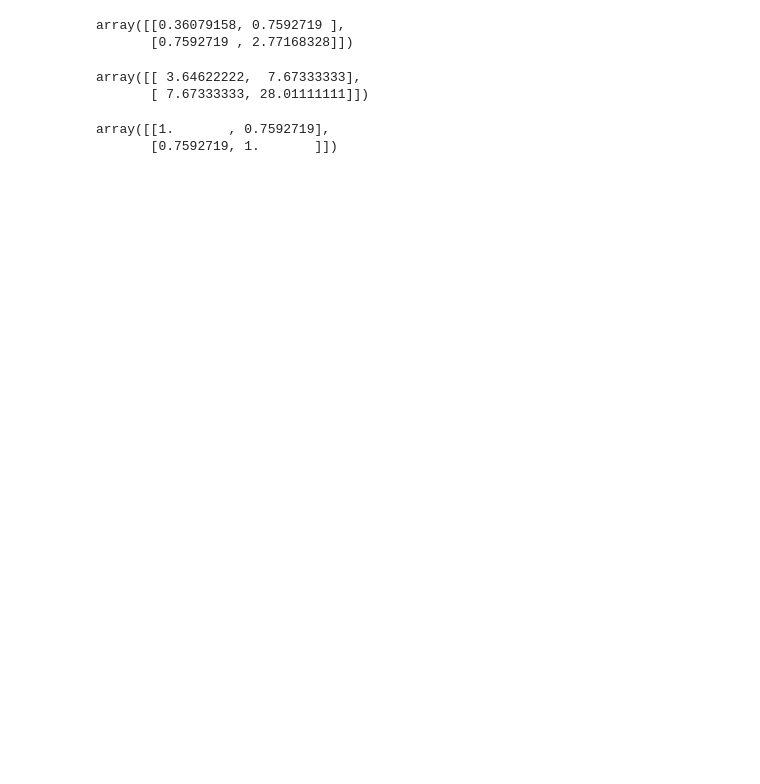
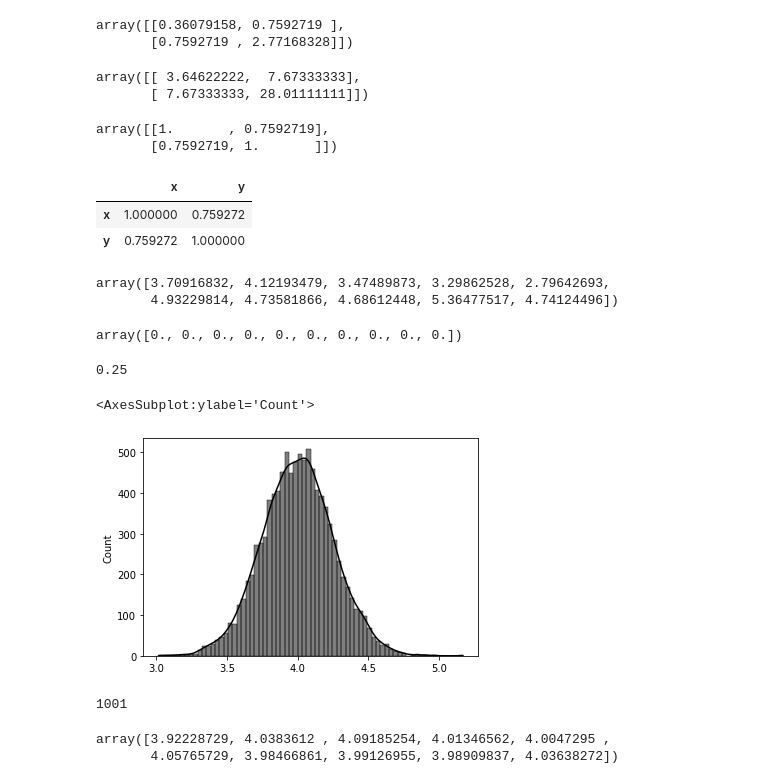
Before and after one commit to InChil2/Mac, a Jupyter notebook: stat/stat1.ipynb, the cells around one changed output. Saved outputs shown, nothing was run; the diff lists cells and outputs as text; code cells hidden in the pictures; blank space fills up the shorter version.

```diff
--- a/stat/stat1.ipynb
+++ b/stat/stat1.ipynb
@@ -189,3 +198,52 @@ np.corrcoef(cov_data.x,cov_data.y)
 # %% [output]
 array([[1.       , 0.7592719],
        [0.7592719, 1.       ]])
+# %%
+# 상관 계수 : df.corr()
+cov_data.corr()
+# %% [output]
+|  | x | y |
+| x | 1.000000 | 0.759272 |
+| y | 0.759272 | 1.000000 |
+# %%
+# 평균 4 표준편차 0.8인 정규분포에서 10개 샘플 추출
+from scipy import stats
+# pop = stats.norm(loc=4,scale=0.8) # loc 평균 , scale 표준편차
+# pop.rvs(size=10)
+pop = stats.norm(4,0.8)
+pop.rvs(10)
+# %% [output]
+array([3.70916832, 4.12193479, 3.47489873, 3.29862528, 2.79642693,
+       4.93229814, 4.73581866, 4.68612448, 5.36477517, 4.74124496])
+# %%
+sample_mean_array = np.zeros(10000)
+sample_mean_array[:10]
+# %% [output]
+array([0., 0., 0., 0., 0., 0., 0., 0., 0., 0.])
+# %%
+# 배열에 샘플사이즈 10인 표본 10000개의 표본평균을 저장
+for i in range(10000):
+    sample_mean_array[i] = pop.rvs(10).mean()
+
+# sample_mean_array.mean()  # 표본평균의 평균
+# sample_mean_array.std()  # 표본평균의 표준편차
+sample_mean_array.std(ddof=1).round(2) # 표본평균의 표준편차
+# np.std(sample_mean_array,ddof=1).round(2) # 표본평균의 표준편차
+# %% [output]
+0.25
+# %%
+import seaborn as sns
+
+sns.histplot(sample_mean_array,color='black',kde=True)
+# 표본 평균 만 개의 분포를 보기
+# 히스토그램
+# 선 = 확률밀도 함수
+# %% [output]
+<AxesSubplot:ylabel='Count'>
+[figure, added]
+# %%
+# 샘플사이즈 변화
+size_array = np.arange(10,100100,100)
+len(size_array)
+# %% [output]
+1001
@@ -191,0 +252,11 @@ array([[1.       , 0.7592719],
+# %%
+# 샘플사이즈를 변화시키면서 표본평균을 도출하는 시뮬레이션
+np.random.seed(1)
+for i in range(0,len(size_array)):
+    sample = pop.rvs(size=size_array[i]) # sample 사이즈가 정해진다
+    sample_mean_array_size[i] = np.mean(sample)
+
+sample_mean_array_size[:10]
+# %% [output]
+array([3.92228729, 4.0383612 , 4.09185254, 4.01346562, 4.0047295 ,
+       4.05765729, 3.98466861, 3.99126955, 3.98909837, 4.03638272])
```
Also changed, not shown: parts of 37 cells of this notebook, 2 other files.
